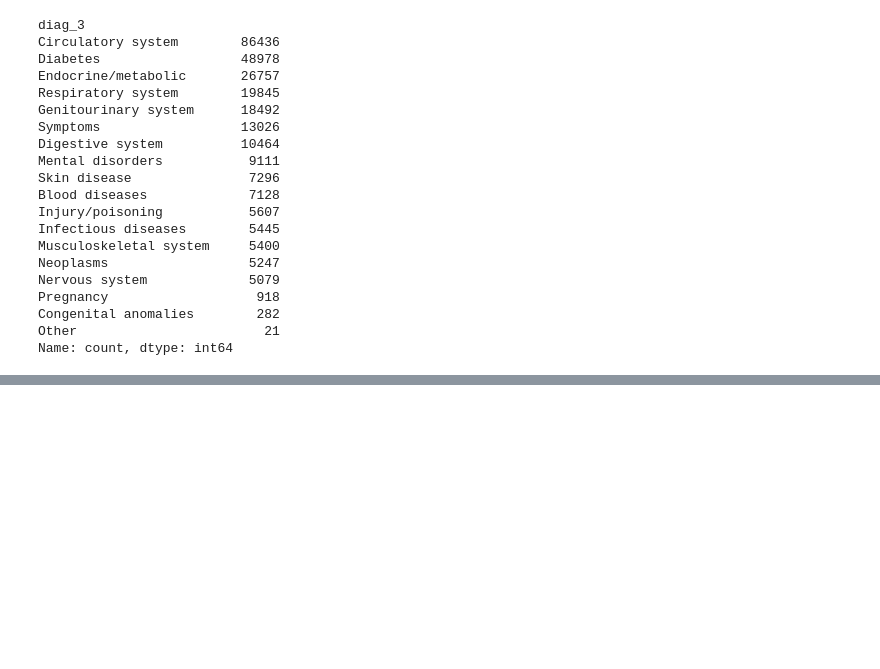
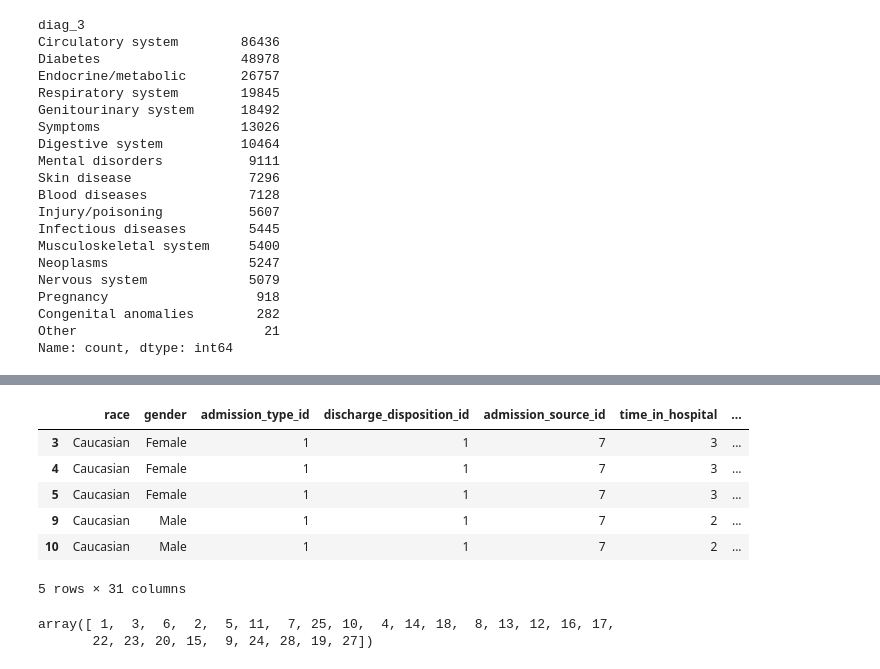
Before and after one commit to Bastienrag/supervised_learning_diabete_projet, a Jupyter notebook: notebook.ipynb, the cells around one changed output, grey strips where cells are left out. Saved outputs shown, nothing was run; the diff lists cells and outputs as text; code cells hidden in the pictures; blank space fills up the shorter version.

```diff
--- a/notebook.ipynb
+++ b/notebook.ipynb
@@ -568,0 +609,15 @@ Name: count, dtype: int64
+# %%
+df.head()
+# %% [output]
+|  | race | gender | admission_type_id | discharge_disposition_id | admission_source_id | time_in_hospital | ... |
+| 3 | Caucasian | Female | 1 | 1 | 7 | 3 | ... |
+| 4 | Caucasian | Female | 1 | 1 | 7 | 3 | ... |
+| 5 | Caucasian | Female | 1 | 1 | 7 | 3 | ... |
+| 9 | Caucasian | Male | 1 | 1 | 7 | 2 | ... |
+| 10 | Caucasian | Male | 1 | 1 | 7 | 2 | ... |
+5 rows × 31 columns
+# %%
+df.discharge_disposition_id.unique()
+# %% [output]
+array([ 1,  3,  6,  2,  5, 11,  7, 25, 10,  4, 14, 18,  8, 13, 12, 16, 17,
+       22, 23, 20, 15,  9, 24, 28, 19, 27])
```
Also changed, not shown: parts of 8 cells of this notebook.
